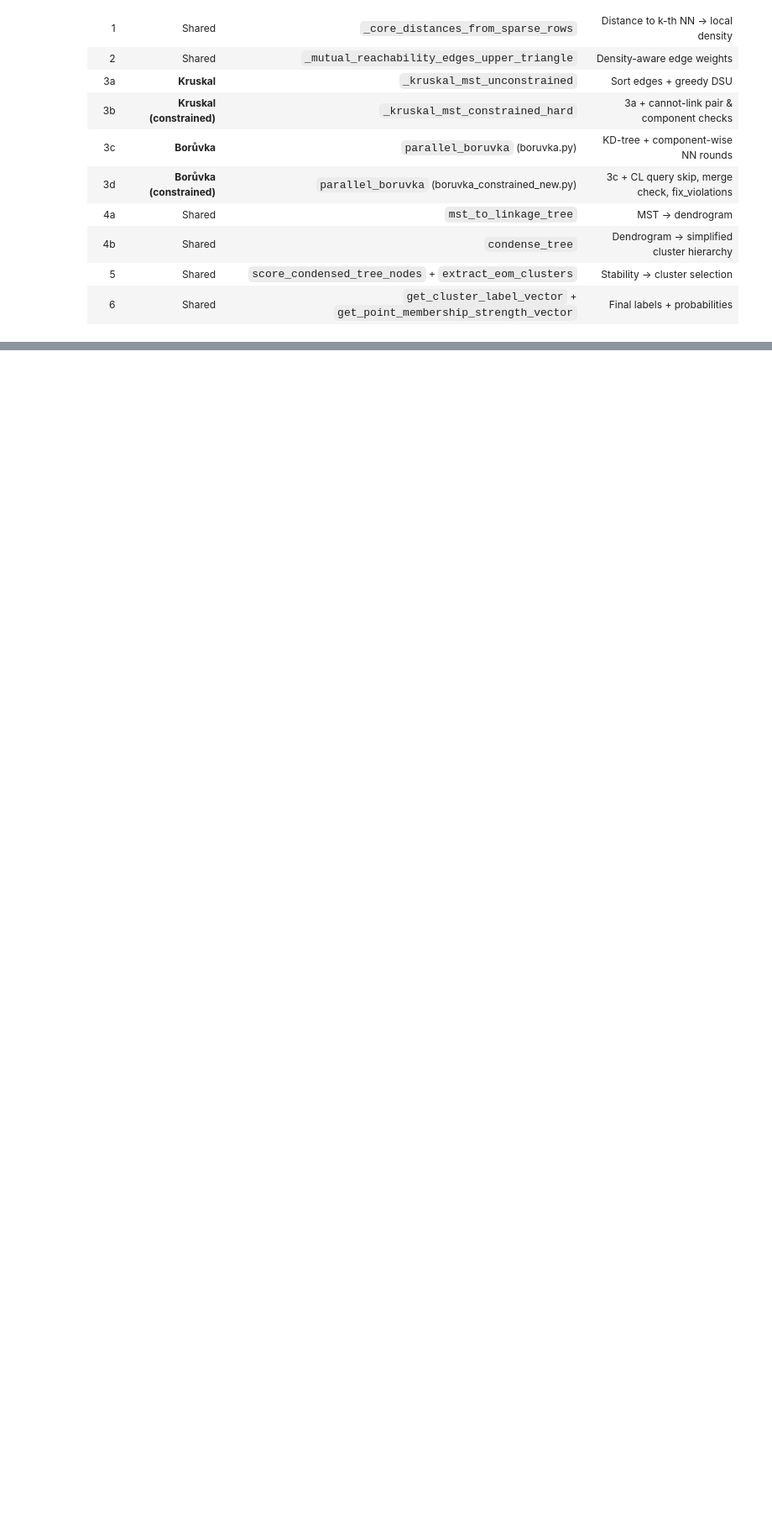
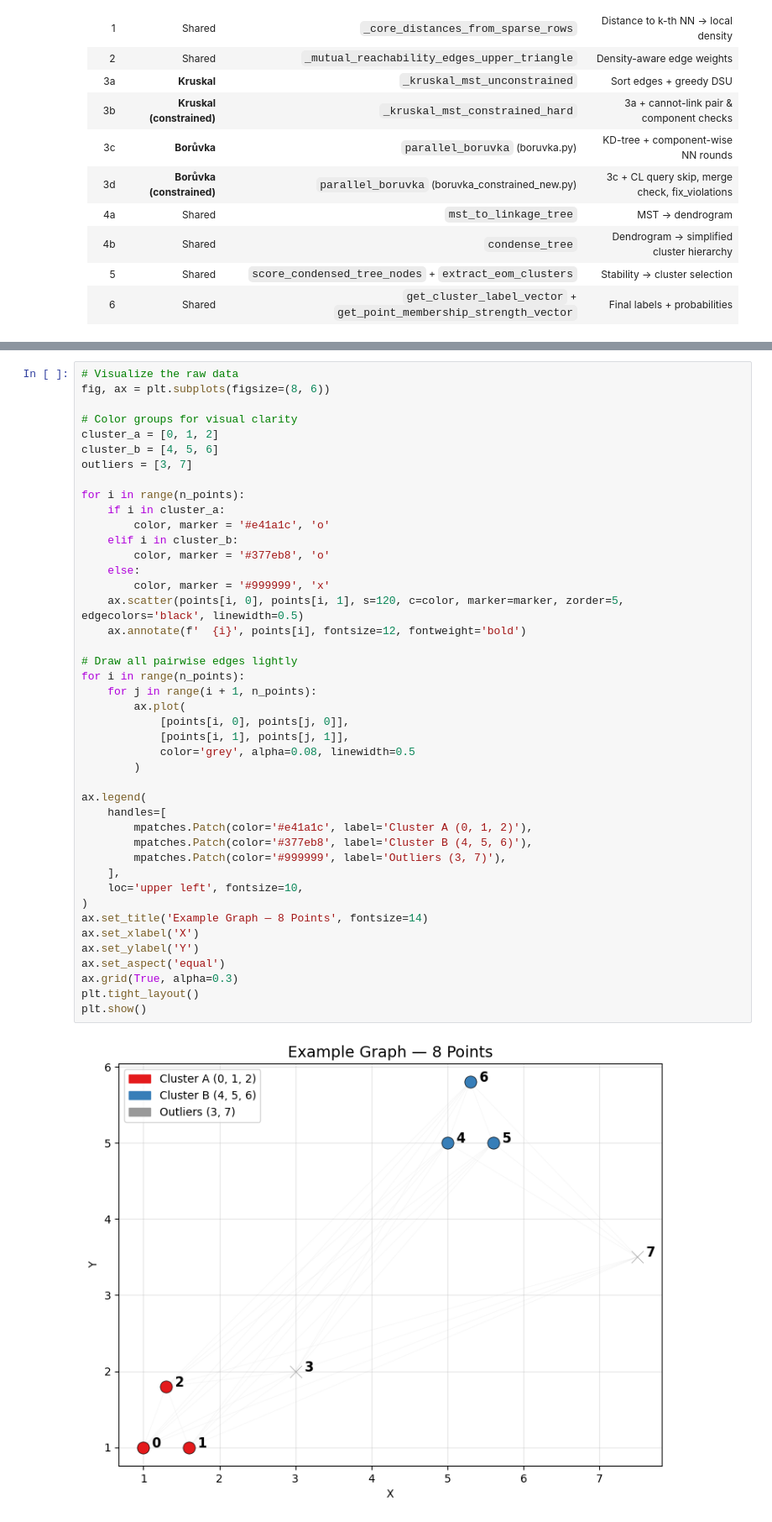
Before and after one commit to kareef928/fast_hdbscan, a Jupyter notebook: fast_hdbscan/hdbscan_kruskal_boruvka_explained.ipynb, the cells around one changed output, grey strips where cells are left out. Shown at 84% size. Cells and saved outputs as stored; diff of their text form; blank space fills up the shorter version.

Commit message:
add graph setting for example

```diff
--- a/fast_hdbscan/hdbscan_kruskal_boruvka_explained.ipynb
+++ b/fast_hdbscan/hdbscan_kruskal_boruvka_explained.ipynb
@@ -223 +268,46 @@ We define the graph, compute core distances, and build the MR-weighted edge list
+# %%
+# Visualize the raw data
+fig, ax = plt.subplots(figsize=(8, 6))
+
+# Color groups for visual clarity
+cluster_a = [0, 1, 2]
+cluster_b = [4, 5, 6]
+outliers = [3, 7]
+
+for i in range(n_points):
+    if i in cluster_a:
+        color, marker = '#e41a1c', 'o'
+    elif i in cluster_b:
+        color, marker = '#377eb8', 'o'
+    else:
+        color, marker = '#999999', 'x'
+    ax.scatter(points[i, 0], points[i, 1], s=120, c=color, marker=marker, zorder=5, edgecolors='black', linewidth=0.5)
+    ax.annotate(f'  {i}', points[i], fontsize=12, fontweight='bold')
+
+# Draw all pairwise edges lightly
+for i in range(n_points):
+    for j in range(i + 1, n_points):
+        ax.plot(
+            [points[i, 0], points[j, 0]],
+            [points[i, 1], points[j, 1]],
+            color='grey', alpha=0.08, linewidth=0.5
+        )
+
+ax.legend(
+    handles=[
+        mpatches.Patch(color='#e41a1c', label='Cluster A (0, 1, 2)'),
+        mpatches.Patch(color='#377eb8', label='Cluster B (4, 5, 6)'),
+        mpatches.Patch(color='#999999', label='Outliers (3, 7)'),
+    ],
+    loc='upper left', fontsize=10,
+)
+ax.set_title('Example Graph — 8 Points', fontsize=14)
+ax.set_xlabel('X')
+ax.set_ylabel('Y')
+ax.set_aspect('equal')
+ax.grid(True, alpha=0.3)
+plt.tight_layout()
+plt.show()
+# %% [output]
+[figure, added]
 # %% [markdown]
```
Also changed, not shown: parts of 3 cells of this notebook.
